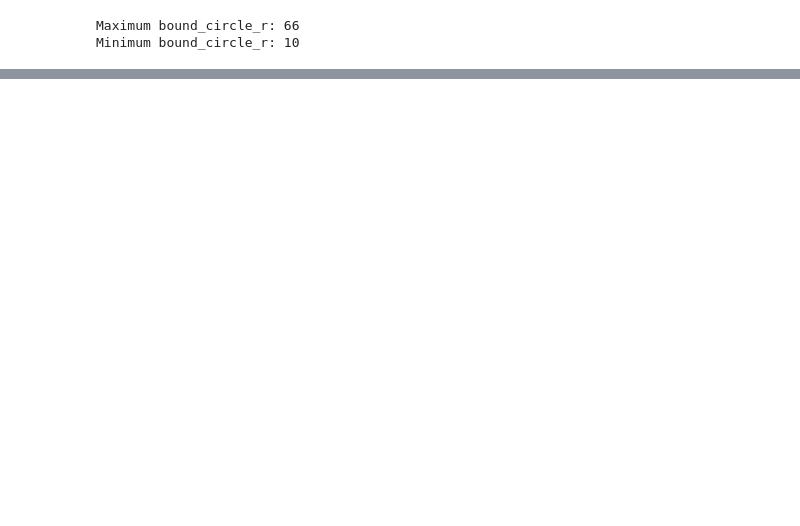
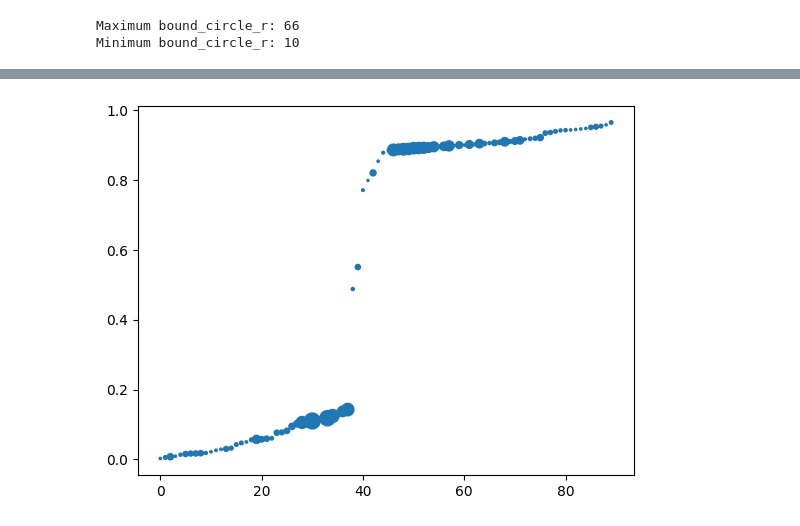
Before and after one commit to fagonzalezo/kdm, a Jupyter notebook: examples/kdm_generative_test.ipynb, the cells around one changed output, grey strips where cells are left out. Cells and saved outputs as stored; diff of their text form; code cells hidden in the pictures; blank space fills up the shorter version.

Commit message:
Updated using Colab

```diff
--- a/examples/kdm_generative_test.ipynb
+++ b/examples/kdm_generative_test.ipynb
@@ -310,6 +331,6 @@ plt.scatter(xs, ys[:, 0], c='b', marker='o', s=weights*1000)
 # %%
 # to run this example download the data from
-# https://www.kaggle.com/datasets/gonzalorecioc/color-polygon-images
 # and set the paths accordingly
-targets_path = "/Users/fgonza/Documents/research/code/data/color_poly_images/targets.csv"
-images_path = "/Users/fgonza/Documents/research/code/data/color_poly_images/images/content/images"
+# path = "/Users/fgonza/Documents/research/code/data/color_poly_images/"
+targets_path = path + "/targets.csv"
+images_path = path + "/images/content/images/"
@@ -387,7 +428,7 @@ def create_tf_dataset(dataframe, target_column='rotation', batch_size=32, image_
 import tensorflow as tf
 
 train_ds = create_tf_dataset(train_df, target_column='bound_circle_r',
-                             batch_size=32, image_folder_path=images_path)
+                             batch_size=128, image_folder_path=images_path)
 
 test_ds = create_tf_dataset(test_df, target_column='bound_circle_r',
                             batch_size=32, image_folder_path=images_path)
@@ -504,9 +544,9 @@ def run_experiment(encoded_size=10,
 
     return kdm_disc, history
 # %%
-kdm_disc, history = run_experiment(encoded_size=10,
+kdm_disc_1, history = run_experiment(encoded_size=10,
                                    n_comp=64,
-                                   sigma_mult=1.,
+                                   sigma_mult=0.5,
                                    epochs=1,
                                    batch_size=128)
 # %% [output]
@@ -538,0 +649,7 @@ KeyboardInterrupt:
+# %%
+kdm_gen_1, history = run_experiment_gen(encoded_size=10,
+                                      n_comp=128,
+                                      sigma_mult=0.2,
+                                      epochs=50,
+                                      batch_size=128,
+                                      kdm_disc=kdm_disc_1)
@@ -538,0 +674,30 @@ KeyboardInterrupt:
+# %%
+# plot y prototypes
+xs = kdm_gen_1.kdm.c_x.numpy()
+ys = kdm_gen_1.kdm.c_y.numpy() / np.linalg.norm(kdm_gen_1.kdm.c_y.numpy(), axis=1, keepdims=True)
+ys = ys ** 2
+weights = np.abs(kdm_gen_1.kdm.c_w.numpy())
+weights /= np.sum(weights)
+
+# select 70% prototypes with largest weights
+idx = np.argsort(weights)[int(weights.shape[0] * 0.3):]
+
+sorted_xs = xs[idx]
+sorted_ys = ys[idx, 1]
+sorted_weights = weights[idx]
+
+idx = np.argsort(sorted_ys)
+
+sorted_xs = sorted_xs[idx]
+sorted_ys = sorted_ys[idx]
+sorted_weights = sorted_weights[idx]
+
+plt.scatter(np.arange(len(sorted_ys)), sorted_ys, s=sorted_weights*2000)
+
+# create prototypes_df using sorted xs, ys and weights
+prototypes_df = pd.DataFrame({'x': None,  'y':sorted_ys, 'w': sorted_weights})
+
+for i in range(sorted_xs.shape[0]):
+    prototypes_df.at[i, 'x'] = sorted_xs[i]
+# %% [output]
+[figure, added]
```
Also changed, not shown: parts of 35 cells of this notebook.
